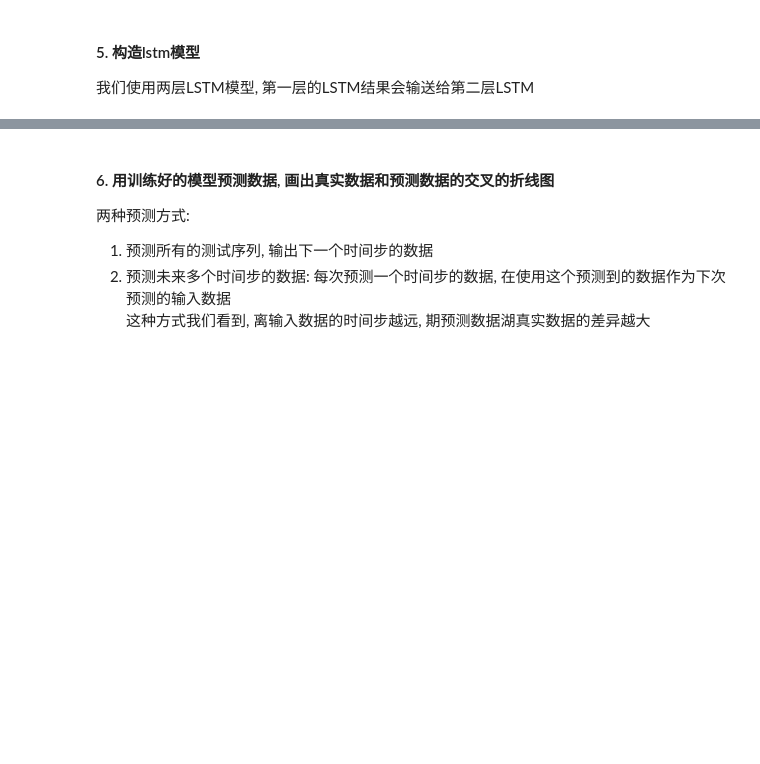
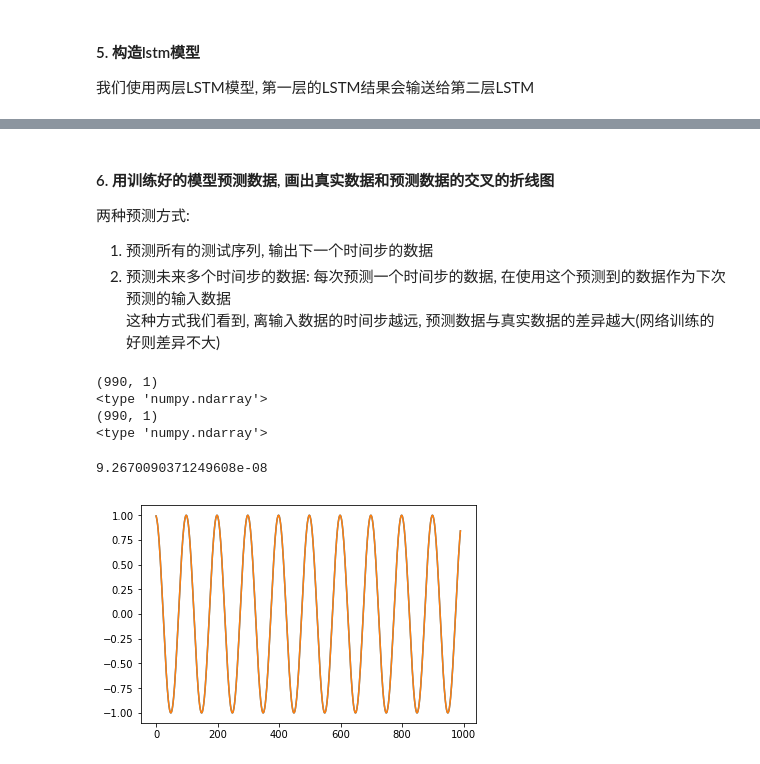
Before and after one commit to lj72808up/DeepLearning, a Jupyter notebook: blog/时间序列/0-lstm预测时序.ipynb, the cells around one changed output, grey strips where cells are left out. Drawn from its saved outputs; the diff is of its cells as text; code cells hidden in the pictures; blank space fills up the shorter version.

Commit message:
lstm predice time-series

```diff
--- a/blog/时间序列/0-lstm预测时序.ipynb
+++ b/blog/时间序列/0-lstm预测时序.ipynb
@@ -61 +115,12 @@ data
 此处我们有num of time steps = 50 and num_features = 1
+# %%
+# 将x转变为3d数据
+train_x = train_x.reshape(train_x.shape[0],train_x.shape[1],1)
+test_x = test_x.reshape(test_x.shape[0],test_x.shape[1],1)
+train_y = train_y.reshape(train_y.shape[0],1)
+test_y = test_y.reshape(test_y.shape[0],1)
+
+print train_x.shape
+print test_x.shape
+print train_y.shape
+print test_y.shape
@@ -62,3 +132,16 @@ data
 # %% [markdown]
 #### 5. 构造lstm模型
 我们使用两层LSTM模型, 第一层的LSTM结果会输送给第二层LSTM
+# %%
+model = Sequential()
+# 第一层
+model.add(LSTM(input_shape=(50,1),output_dim=50,return_sequences=True))
+# 第二层
+model.add(LSTM(256))
+# 第三层: 全连接层
+model.add(Dense(1))
+# 输出层: 线性回归输出
+model.add(Activation("linear"))
+
+model.compile(loss='mse',optimizer='adam') # 后面评价也是用均方误差
+model.summary()
@@ -64,0 +164,2 @@ data
+# %%
+model.fit(train_x,train_y,batch_size=32,nb_epoch=3,validation_split=0.1)
@@ -67,4 +177,29 @@ data
 两种预测方式:
 1. 预测所有的测试序列, 输出下一个时间步的数据
 2. 预测未来多个时间步的数据: 每次预测一个时间步的数据, 在使用这个预测到的数据作为下次预测的输入数据
-  这种方式我们看到, 离输入数据的时间步越远, 期预测数据湖真实数据的差异越大
+  这种方式我们看到, 离输入数据的时间步越远, 预测数据与真实数据的差异越大(网络训练的好则差异不大)
+# %%
+# 第一种预测输出
+# 预测输出, 并还原输出形式为之前的形式
+preds = model.predict(test_x)
+print preds.shape
+print type(preds)
+preds = scaler.inverse_transform(preds)
+test_y = test_y.reshape(test_y.shape[0],1)
+print test_y.shape
+print type(test_y)
+actuals = scaler.inverse_transform(test_y)
+
+mean_squared_error(actuals,preds)
+# %% [output]
+(990, 1)
+<type 'numpy.ndarray'>
+(990, 1)
+<type 'numpy.ndarray'>
+9.2670090371249608e-08
+# %%
+plt.plot(actuals)
+plt.plot(preds)
+plt.show()
+# %% [output]
+[figure, added]
```
Also changed, not shown: parts of 11 cells of this notebook.
